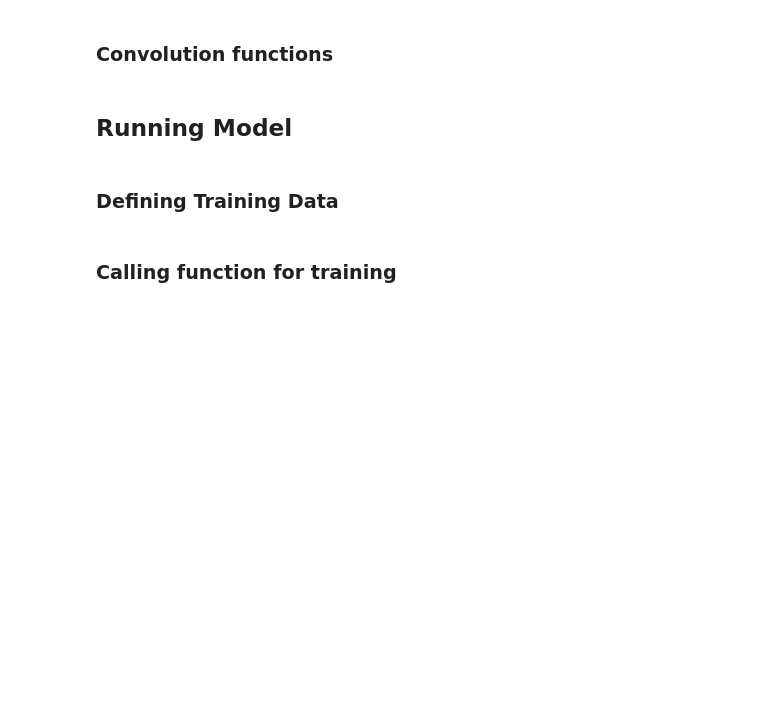
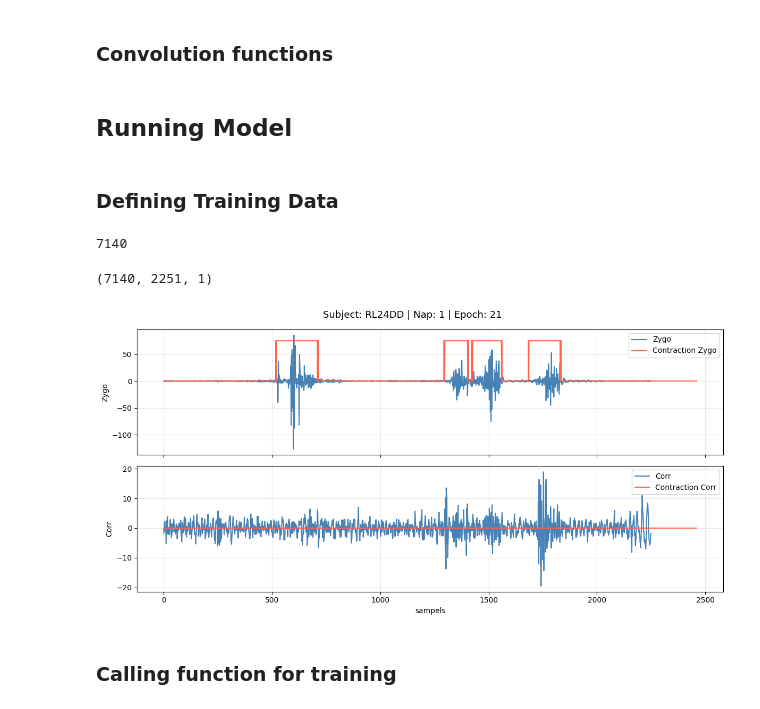
Before and after one commit to zeynoozkaya/SoundSleep, a Jupyter notebook: implement_segmentation.ipynb, the cells around one changed output. Saved outputs shown, nothing was run; the diff lists cells and outputs as text; code cells hidden in the pictures; blank space fills up the shorter version.

Commit message:
debugged testing plot and changed how splitting muscle activation indices

```diff
--- a/implement_segmentation.ipynb
+++ b/implement_segmentation.ipynb
@@ -292,3 +297,7 @@ features_all["Contraction Corr"] = features_all["Contraction Corr"].apply(
 features_all["Contraction Zygo"] = features_all["Contraction Zygo"].apply(
     lambda x: resample_timeseries(x, orig_fs=2080, target_fs=250)
 )
+# %%
+np.sum(np.array(features_all["Subject"])[:,0] == np.array(features_all["Subject"])[:,1])
+# %% [output]
+7140
@@ -295,6 +309,32 @@ features_all["Contraction Zygo"] = features_all["Contraction Zygo"].apply(
+# %%
+np.shape(X_zygo)
+# %% [output]
+(7140, 2251, 1)
 # %%
 # when splitting epochs later
-muscle_groups = features_all["True_Muscle_Activated"].repeat(2).reset_index(drop=True)
+subject = pd.concat(
+    [features_all_temp["Subject"],
+     features_all_temp["Subject"]],
+    ignore_index=True
+)
+
+nap = pd.concat(
+    [features_all["Nap_ID"],
+     features_all["Nap_ID"]],
+    ignore_index=True
+)
+
+epoch = pd.concat(
+    [features_all["Triggers_Order_Nap"],
+     features_all["Triggers_Order_Nap"]],
+    ignore_index=True
+)
+
+muscle_groups = pd.concat(
+    [features_all["True_Muscle_Activated"],
+     features_all["True_Muscle_Activated"]],
+    ignore_index=True
+)
 
 X_zygo = features_all[["Zygo"]]
 X_corr = features_all[["Corr"]]
@@ -317,10 +357,12 @@ y_corr = np.array(y_corr.tolist())
 X = np.concatenate((X_zygo, X_corr), axis=0)
 y = np.concatenate((y_zygo, y_corr), axis=0)
 
-
-
 indices = np.arange(len(X))
-idx_train, idx_test, muscle_train, muscle_test = train_test_split(indices, muscle_groups,test_size=0.2, random_state=42) # keep 20% purely for testing
+idx_train, idx_test, muscle_train, muscle_test,subj_train, subj_test,epoch_train, epoch_test,nap_train, nap_test = train_test_split(indices,
+                                                                                        muscle_groups,
+                                                                                        subject,
+                                                                                        epoch,
+                                                                                        nap, test_size=0.2, random_state=42) # keep 20% purely for testing
 
 # split like this to be able to recover the indices for later when rescoring
 X_train_full = X[idx_train]
@@ -335,6 +377,9 @@ input_shape = (input_shape[0], 1)[0]
 epoch_len = np.shape(X_zygo)[1]
 # %%
 # plotting sanity check
-plot_random_epoch(features_all,random=True) # set random to false to input subject, nap and epoch you want to check
+idx = k
+plot_random_epoch(features_all,subject=subj_test.iloc[idx],epoch=epoch_test.iloc[idx],nap_id=int(nap_test.iloc[idx]),random=False) # set random to false to input subject, nap and epoch you want to check
+# %% [output]
+[figure, added]
 # %% [markdown]
 ### Calling function for training
```
Also changed, not shown: parts of 16 cells of this notebook.
